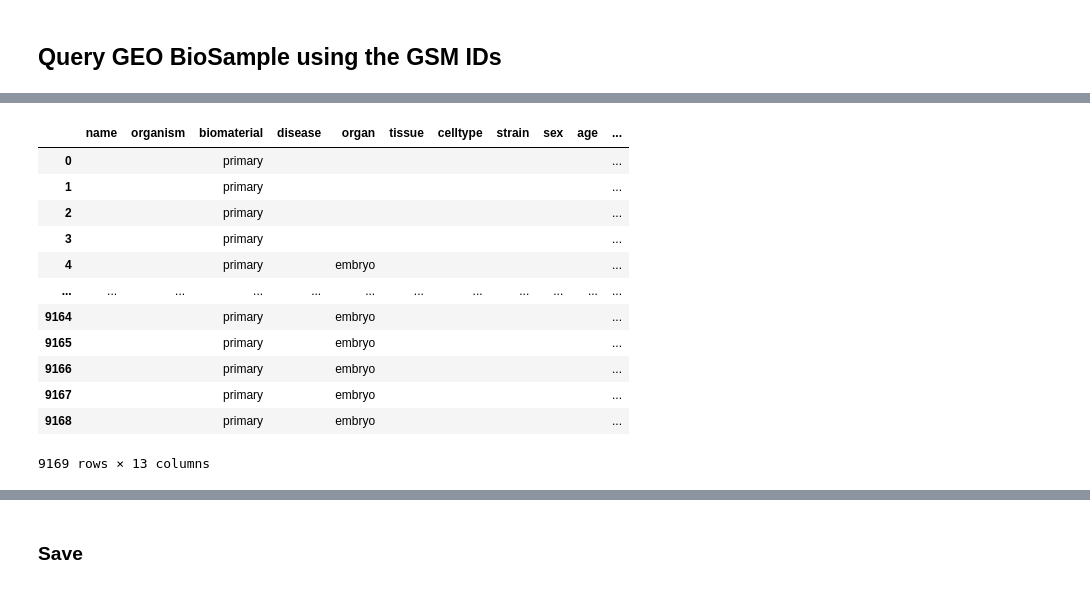
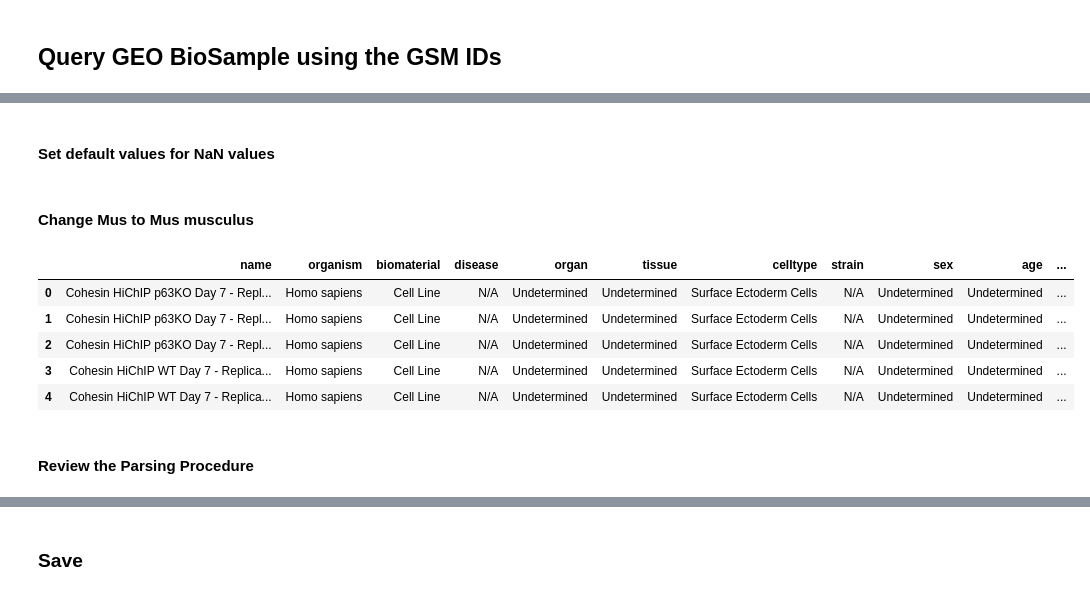
Before and after one commit to ay-lab-team/GEO-Resources, a Jupyter notebook: scripts/geo_celltypes/gsm_to_celltype_metadata.ipynb, the cells around one changed output, grey strips where cells are left out. Saved outputs shown, nothing was run; the diff lists cells and outputs as text; code cells hidden in the pictures.

Commit message:
Completed the parsing for gsm_to_celltype

```diff
--- a/scripts/geo_celltypes/gsm_to_celltype_metadata.ipynb
+++ b/scripts/geo_celltypes/gsm_to_celltype_metadata.ipynb
@@ -25,4 +36,11 @@ with open('../geo_queries/gsm_list.txt', 'r') as fp:
 # %%
-gsm_filters = '[All Fields] OR '.join(gsm_ids)
-gsm_query = Entrez.esearch(db="biosample", retmax=10000, term=gsm_filters)
-gsm_result = Entrez.read(gsm_query)
+# extract information for each GEO sample from the NCBI BioSample database
+# setting up search terms to find a GSM ID witin ALL fields
+biosample_filters = '[All Fields] OR '.join(gsm_ids)
+
+# perform the query; currently there are less than 10,000 samples we have to look for,
+# in the future if there are ever more than 10,000 samples, the retstart can be updated
+# to retstart=10001 and a loop can be made to handle even more samples
+biosample_query = Entrez.esearch(db="biosample", retmax=10000, term=biosample_filters, idtype='acc')
+biosample_result = Entrez.read(biosample_query)
+biosample_id_list = sorted(set(biosample_result["IdList"]))
@@ -39,5 +251,6 @@ with open('metadata_dictionary.json', 'r') as fp:
 # %%
 # Initialize an empty dataframe with the desired column names
-cell_type_df = pd.DataFrame(columns=['name', 'organism', 'biomaterial', 'disease',
-                                     'organ', 'tissue', 'celltype', 'strain',
-                                     'sex', 'age', 'extdb_name', 'extdb_uuid', 'other'])
+cols = ['name', 'organism', 'biomaterial', 'disease',
+        'organ', 'tissue', 'celltype', 'strain',
+        'sex', 'age', 'race', 'extdb_name', 'extdb_uuid', 'geo_id', 'sra_id', 'biosample_id']
+cell_type_df = pd.DataFrame(celltype_metadata, columns=cols)
@@ -251,16 +257,27 @@ finished GSM number 9100
-# %%
-cell_type_df
-# %% [output]
-|  | name | organism | biomaterial | disease | organ | tissue | celltype | strain | sex | age | ... |
-| 0 |  |  | primary |  |  |  |  |  |  |  | ... |
-| 1 |  |  | primary |  |  |  |  |  |  |  | ... |
-| 2 |  |  | primary |  |  |  |  |  |  |  | ... |
-| 3 |  |  | primary |  |  |  |  |  |  |  | ... |
-| 4 |  |  | primary |  | embryo |  |  |  |  |  | ... |
-| ... | ... | ... | ... | ... | ... | ... | ... | ... | ... | ... | ... |
-| 9164 |  |  | primary |  | embryo |  |  |  |  |  | ... |
-| 9165 |  |  | primary |  | embryo |  |  |  |  |  | ... |
-| 9166 |  |  | primary |  | embryo |  |  |  |  |  | ... |
-| 9167 |  |  | primary |  | embryo |  |  |  |  |  | ... |
-| 9168 |  |  | primary |  | embryo |  |  |  |  |  | ... |
-9169 rows × 13 columns
+# %% [markdown]
+#### Set default values for NaN values
+# %%
+cell_type_df.loc[cell_type_df.disease.isna(), 'disease'] = 'N/A'
+cell_type_df.loc[cell_type_df.organ.isna(), 'organ'] = 'Undetermined'
+cell_type_df.loc[cell_type_df.tissue.isna(), 'tissue'] = 'Undetermined'
+cell_type_df.loc[cell_type_df.celltype.isna(), 'celltype'] = 'Undetermined'
+cell_type_df.loc[(cell_type_df.strain.isna()) & (cell_type_df.organism == "Homo sapiens"), 'strain'] = 'N/A'
+cell_type_df.loc[(cell_type_df.strain.isna()) & (cell_type_df.organism != "Homo sapiens"), 'strain'] = 'Undetermined'
+cell_type_df.loc[cell_type_df.sex.isna(), 'sex'] = 'Undetermined'
+cell_type_df.loc[cell_type_df.age.isna(), 'age'] = 'Undetermined'
+cell_type_df.loc[cell_type_df.age.isna(), 'race'] = 'Undetermined'
+# %% [markdown]
+#### Change Mus to Mus musculus
+# %%
+cell_type_df.loc[:, 'organism'] = cell_type_df.loc[:, 'organism'].str.replace('^Mus$', 'Mus musculus')
+# %%
+cell_type_df.head()
+# %% [output]
+|  | name | organism | biomaterial | disease | organ | tissue | celltype | strain | sex | age | ... |
+| 0 | Cohesin HiChIP p63KO Day 7 - Repl... | Homo sapiens | Cell Line | N/A | Undetermined | Undetermined | Surface Ectoderm Cells | N/A | Undetermined | Undetermined | ... |
+| 1 | Cohesin HiChIP p63KO Day 7 - Repl... | Homo sapiens | Cell Line | N/A | Undetermined | Undetermined | Surface Ectoderm Cells | N/A | Undetermined | Undetermined | ... |
+| 2 | Cohesin HiChIP p63KO Day 7 - Repl... | Homo sapiens | Cell Line | N/A | Undetermined | Undetermined | Surface Ectoderm Cells | N/A | Undetermined | Undetermined | ... |
+| 3 | Cohesin HiChIP WT Day 7 - Replica... | Homo sapiens | Cell Line | N/A | Undetermined | Undetermined | Surface Ectoderm Cells | N/A | Undetermined | Undetermined | ... |
+| 4 | Cohesin HiChIP WT Day 7 - Replica... | Homo sapiens | Cell Line | N/A | Undetermined | Undetermined | Surface Ectoderm Cells | N/A | Undetermined | Undetermined | ... |
+# %% [markdown]
+#### Review the Parsing Procedure
```
Also changed, not shown: parts of 19 cells of this notebook, 1 other file.
